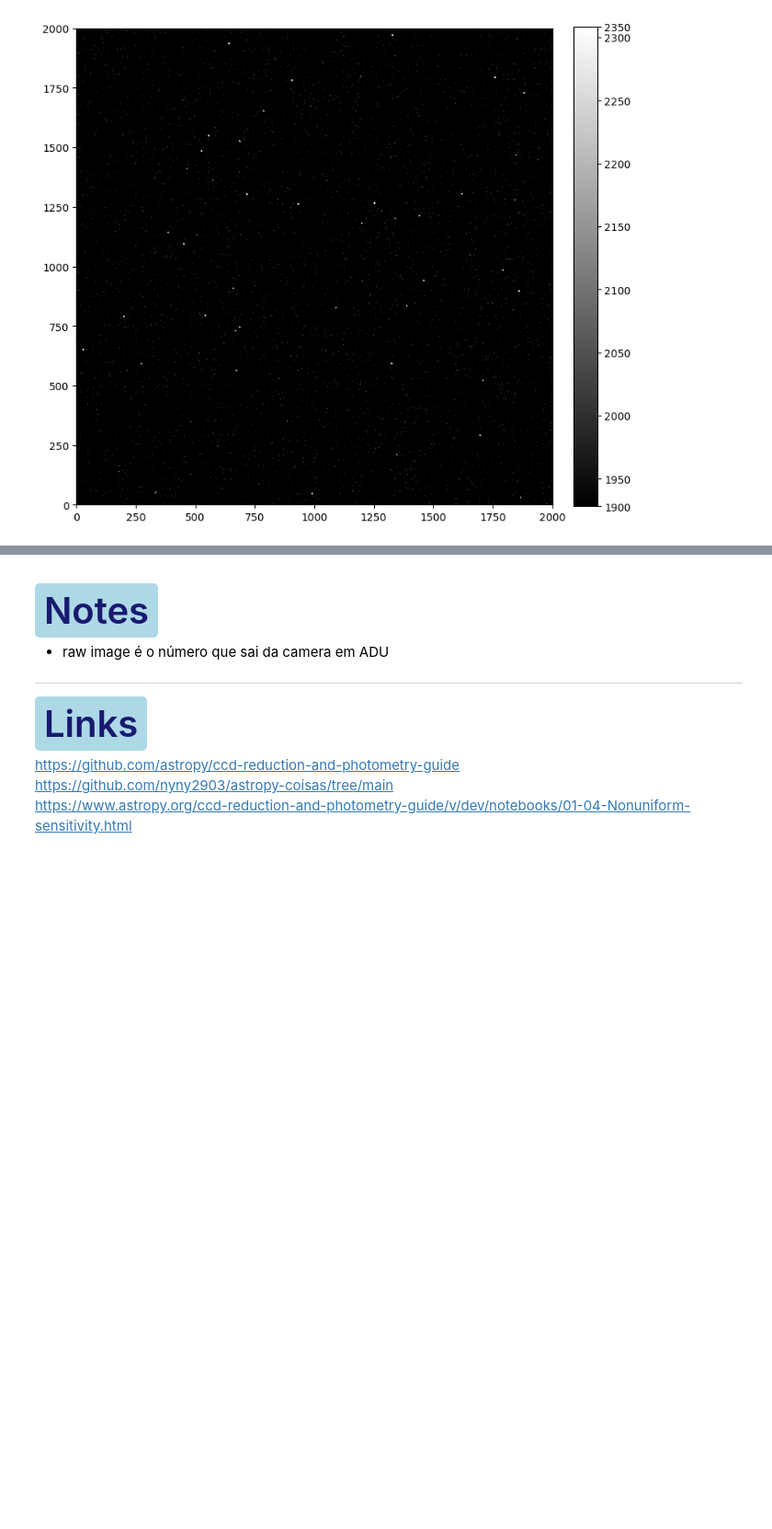
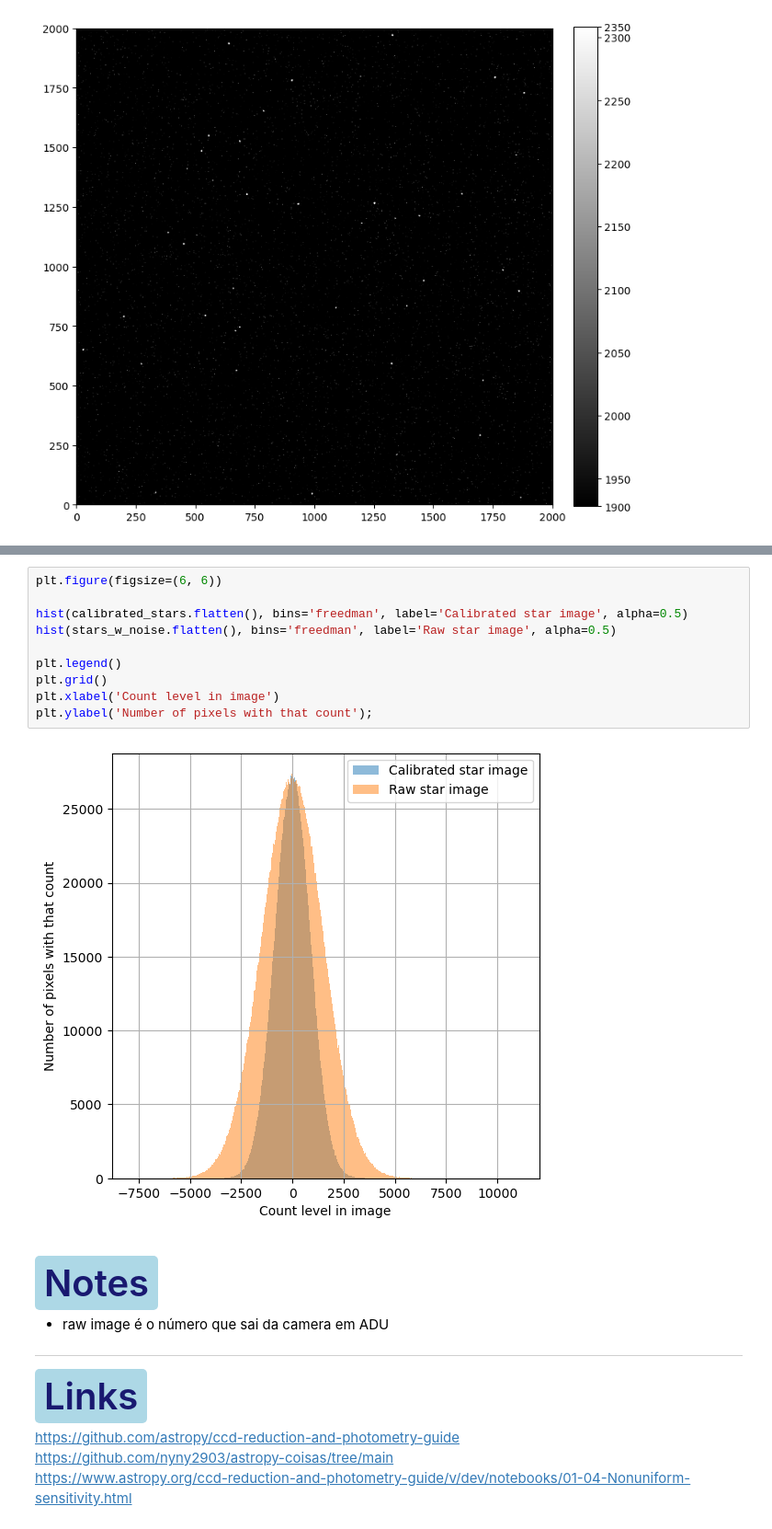
Before and after one commit to nyny2903/astropy-coisas, a Jupyter notebook: Astropy_tutorials/astropy01.4.ipynb, the cells around one changed output, grey strips where cells are left out. Shown at 92% size. Cells and saved outputs as stored; diff of their text form; blank space fills up the shorter version.

```diff
--- a/Astropy_tutorials/astropy01.4.ipynb
+++ b/Astropy_tutorials/astropy01.4.ipynb
@@ -115,3 +145,15 @@ show_image(realistic_stars, cmap='gray', percu=99.9, figsize=(9,9))
+# %%
+plt.figure(figsize=(6, 6))
+
+hist(calibrated_stars.flatten(), bins='freedman', label='Calibrated star image', alpha=0.5)
+hist(stars_w_noise.flatten(), bins='freedman', label='Raw star image', alpha=0.5)
+
+plt.legend()
+plt.grid()
+plt.xlabel('Count level in image')
+plt.ylabel('Number of pixels with that count');
+# %% [output]
+[figure, added]
 # %% [markdown]
 <h1 style="text-align: left; font-family: 'menlo'; color: #191970; font-size:40px;">
   <span style="background-color: #ADD8E6; padding: 5px 10px; border-radius: 5px; display: inline-block;">
```
Also changed, not shown: parts of 2 cells of this notebook.
